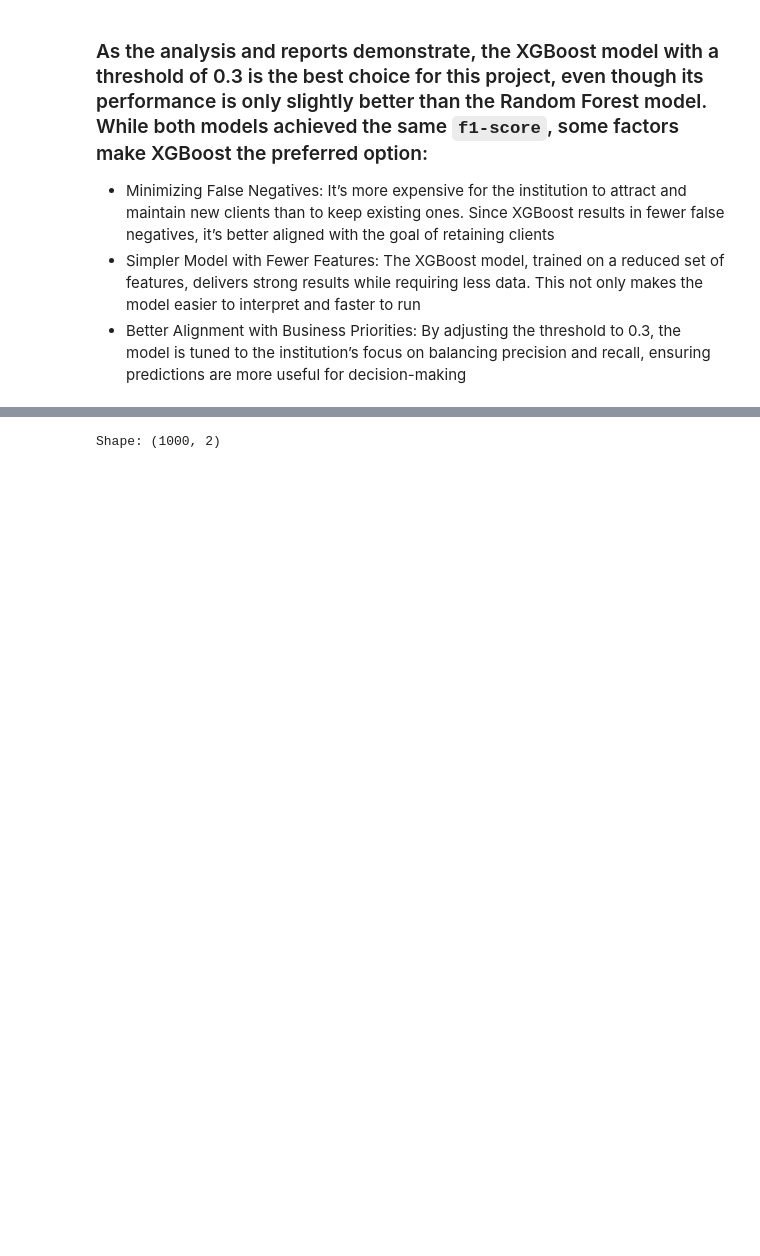
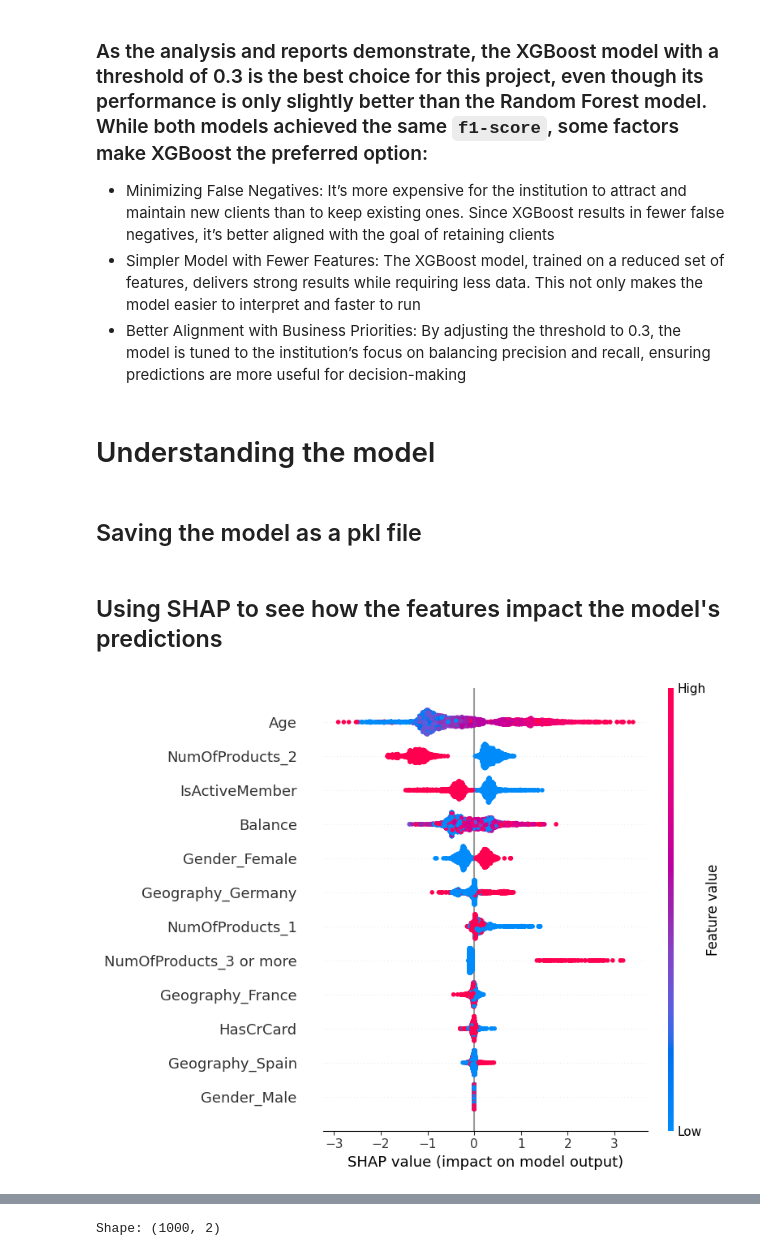
Before and after one commit to vitorccmanso/Churn-Prediction, a Jupyter notebook: Notebooks/Model Training.ipynb, the cells around one changed output, grey strips where cells are left out. Saved outputs shown, nothing was run; the diff lists cells and outputs as text; code cells hidden in the pictures; blank space fills up the shorter version.

Commit message:
Added SHAP analysis for better understanding of the model

```diff
--- a/Notebooks/Model Training.ipynb
+++ b/Notebooks/Model Training.ipynb
@@ -357,3 +357,7 @@ weighted avg       0.86      0.85      0.85      3000
 - Minimizing False Negatives: It’s more expensive for the institution to attract and maintain new clients than to keep existing ones. Since XGBoost results in fewer false negatives, it’s better aligned with the goal of retaining clients
 - Simpler Model with Fewer Features: The XGBoost model, trained on a reduced set of features, delivers strong results while requiring less data. This not only makes the model easier to interpret and faster to run
 - Better Alignment with Business Priorities: By adjusting the threshold to 0.3, the model is tuned to the institution’s focus on balancing precision and recall, ensuring predictions are more useful for decision-making
+# %% [markdown]
+# Understanding the model
+# %% [markdown]
+## Saving the model as a pkl file
@@ -359,0 +371,10 @@ weighted avg       0.86      0.85      0.85      3000
+# %% [markdown]
+## Using SHAP to see how the features impact the model's predictions
+# %%
+import shap
+
+explainer = shap.TreeExplainer(model)
+shap_values = explainer.shap_values(X_test_reduced)
+shap.summary_plot(shap_values, X_test_reduced)
+# %% [output]
+[figure, added]
```
Also changed, not shown: parts of 11 cells of this notebook.
